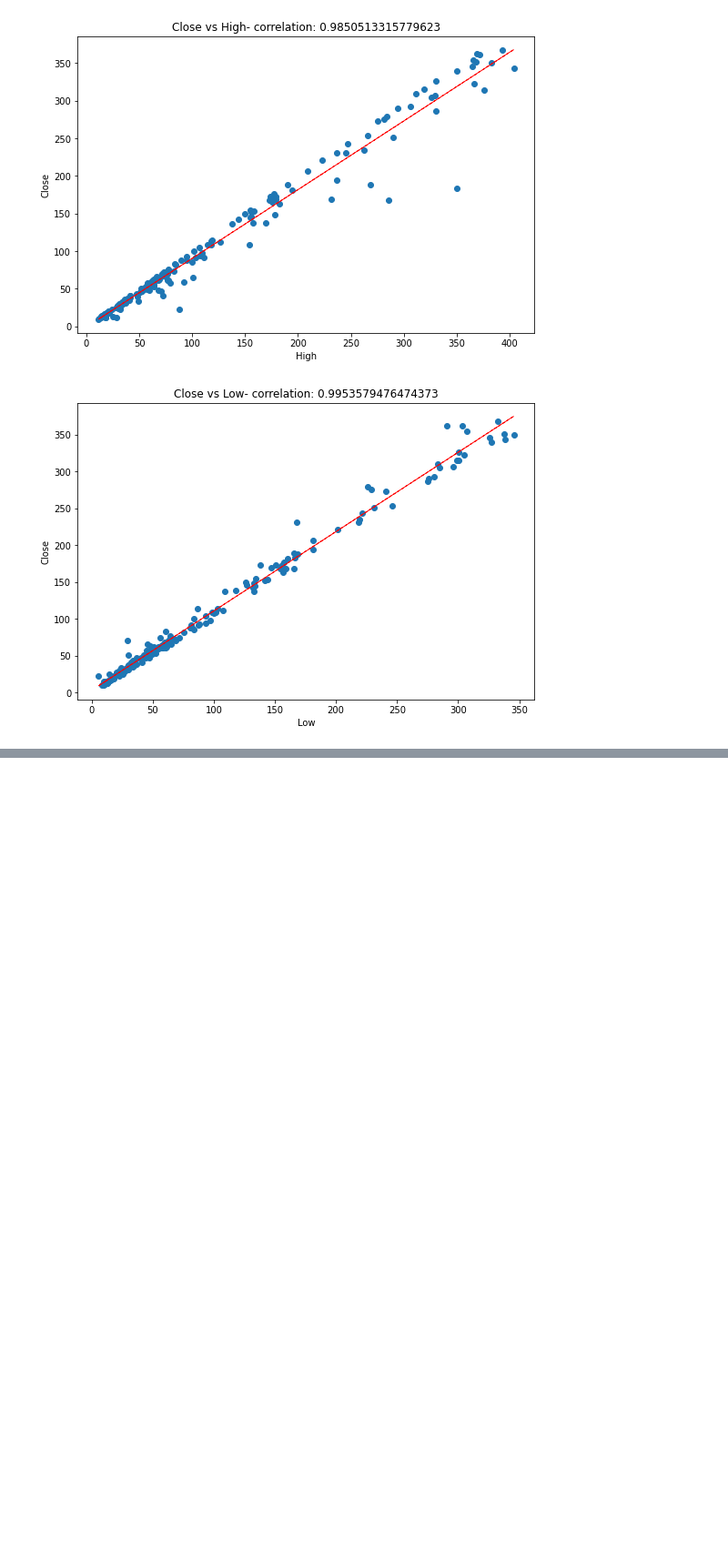
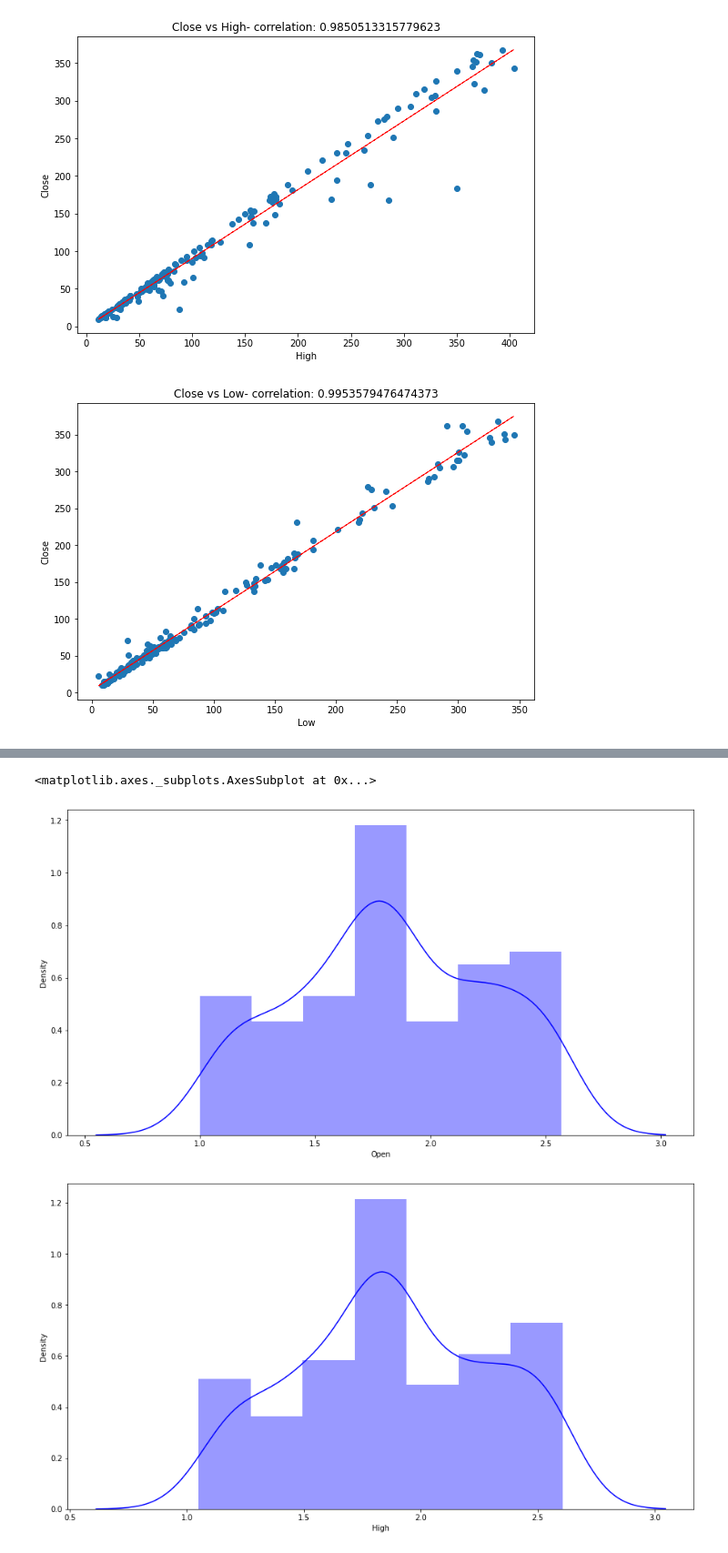
Before and after one commit to prav87654/Regression-YesBank-Stock-Prediction, a Jupyter notebook: Yes_Bank_Stock_Prediction(Praveen_S)_Regression_model.ipynb, the cells around one changed output, grey strips where cells are left out. Shown at 91% size. Saved outputs shown, nothing was run; the diff lists cells and outputs as text; code cells hidden in the pictures; blank space fills up the shorter version.

```diff
--- a/Yes_Bank_Stock_Prediction(Praveen_S)_Regression_model.ipynb
+++ b/Yes_Bank_Stock_Prediction(Praveen_S)_Regression_model.ipynb
@@ -146,0 +164,22 @@ plt.show()
+# %%
+# Defining the size of the graph
+plt.figure(figsize=(15,8))
+
+#Plotting distplot of the normalized Open distribution
+sns.distplot(np.log10(df['Open']), color='blue')
+
+# Defining the size of the graph
+plt.figure(figsize=(15,8))
+
+#Plotting distplot of the normalized High distribution
+sns.distplot(np.log10(df['High']), color='blue')
+
+# Defining the size of the graph
+plt.figure(figsize=(15,8))
+
+#Plotting distplot of the normalized Low distribution
+sns.distplot(np.log10(df['Low']), color='blue')
+# %% [output]
+<matplotlib.axes._subplots.AxesSubplot at 0x...>
+[figure, added]
+[figure, added]
```
Also changed, not shown: parts of 4 cells of this notebook.
